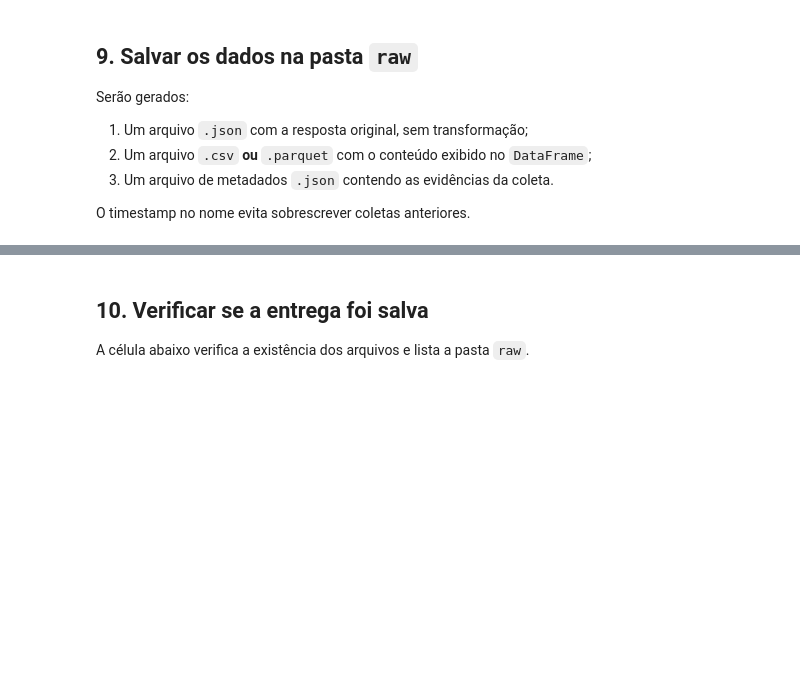
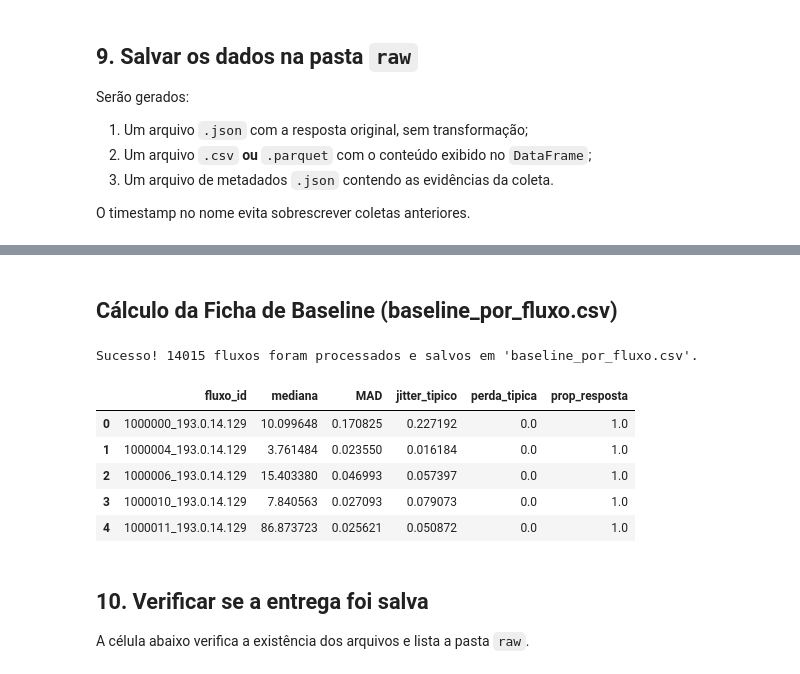
Before and after one commit to guilhermetrajanedasilva/Trabalho-Estruturas-de-Dados-II, a Jupyter notebook: 2_Coleta_de_dados.ipynb, the cells around one changed output, grey strips where cells are left out. Saved outputs shown, nothing was run; the diff lists cells and outputs as text; code cells hidden in the pictures; blank space fills up the shorter version.

```diff
--- a/2_Coleta_de_dados.ipynb
+++ b/2_Coleta_de_dados.ipynb
@@ -901,3 +1008,53 @@ Metadados: /content/drive/MyDrive/ripe_atlas/raw/ripe_atlas_m1001_20260915T01102
+# %% [markdown]
+## Cálculo da Ficha de Baseline (baseline_por_fluxo.csv)
+# %%
+import pandas as pd
+import numpy as np
+
+# 1. Função para calcular o MAD (Mediana do Desvio Absoluto)
+def calcular_mad(series):
+    mediana = series.median()
+    return (series - mediana).abs().median()
+
+# 2. Definir a chave do fluxo (origem_destino)
+df_raw['fluxo_id'] = df_raw['prb_id'].astype(str) + "_" + df_raw['dst_addr'].astype(str)
+
+# 3. Filtrar apenas registros válidos que possuem RTT (avg)
+df_validos = df_raw[df_raw['avg'].notna()].copy()
+
+# 4. Ajustar a trava mínima de amostras para o período de 1 dia (ex: mínimo de 5 amostras)
+MIN_AMOSTRAS = 5
+fluxos_filtrados = df_validos.groupby('fluxo_id').filter(lambda x: len(x) >= MIN_AMOSTRAS)
+
+# 5. Agregação estatística por fluxo
+baseline = fluxos_filtrados.groupby('fluxo_id').apply(lambda g: pd.Series({
+    'mediana': g['avg'].median(),
+    'MAD': calcular_mad(g['avg']),
+    'jitter_tipico': (g['avg'].diff().abs()).median(),
+    'perda_tipica': (((g['sent'] - g['rcvd']) / g['sent']) * 100).median()
+})).reset_index()
+
+# 6. Calcular a proporção de resposta (registros válidos / total de tentativas)
+totais_tentativas = df_raw.groupby('fluxo_id').size()
+registros_validos = df_validos.groupby('fluxo_id').size()
+
+baseline['prop_resposta'] = baseline['fluxo_id'].map(
+    lambda fid: registros_validos.get(fid, 0) / totais_tentativas.get(fid, 1)
+)
+
+# 7. Salvar o arquivo baseline_por_fluxo.csv preenchido
+baseline.to_csv('baseline_por_fluxo.csv', index=False, encoding='utf-8')
+
+print(f"Sucesso! {len(baseline)} fluxos foram processados e salvos em 'baseline_por_fluxo.csv'.")
+display(baseline.head())
+# %% [output]
+Sucesso! 14015 fluxos foram processados e salvos em 'baseline_por_fluxo.csv'.
+|  | fluxo_id | mediana | MAD | jitter_tipico | perda_tipica | prop_resposta |
+| 0 | 1000000_193.0.14.129 | 10.099648 | 0.170825 | 0.227192 | 0.0 | 1.0 |
+| 1 | 1000004_193.0.14.129 | 3.761484 | 0.023550 | 0.016184 | 0.0 | 1.0 |
+| 2 | 1000006_193.0.14.129 | 15.403380 | 0.046993 | 0.057397 | 0.0 | 1.0 |
+| 3 | 1000010_193.0.14.129 | 7.840563 | 0.027093 | 0.079073 | 0.0 | 1.0 |
+| 4 | 1000011_193.0.14.129 | 86.873723 | 0.025621 | 0.050872 | 0.0 | 1.0 |
 # %% [markdown]
 ## 10. Verificar se a entrega foi salva
 
```
Also changed, not shown: parts of 11 cells of this notebook.
